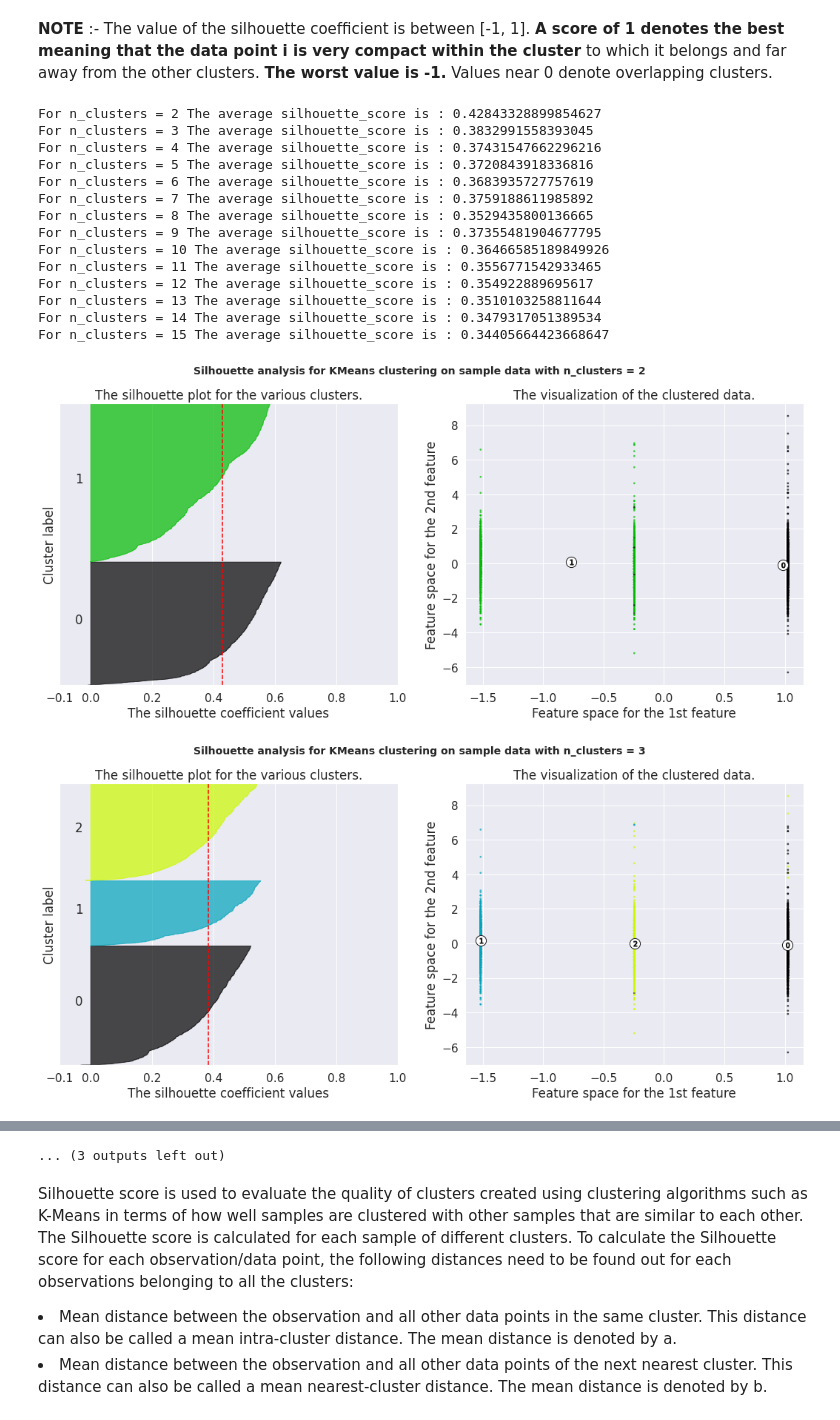
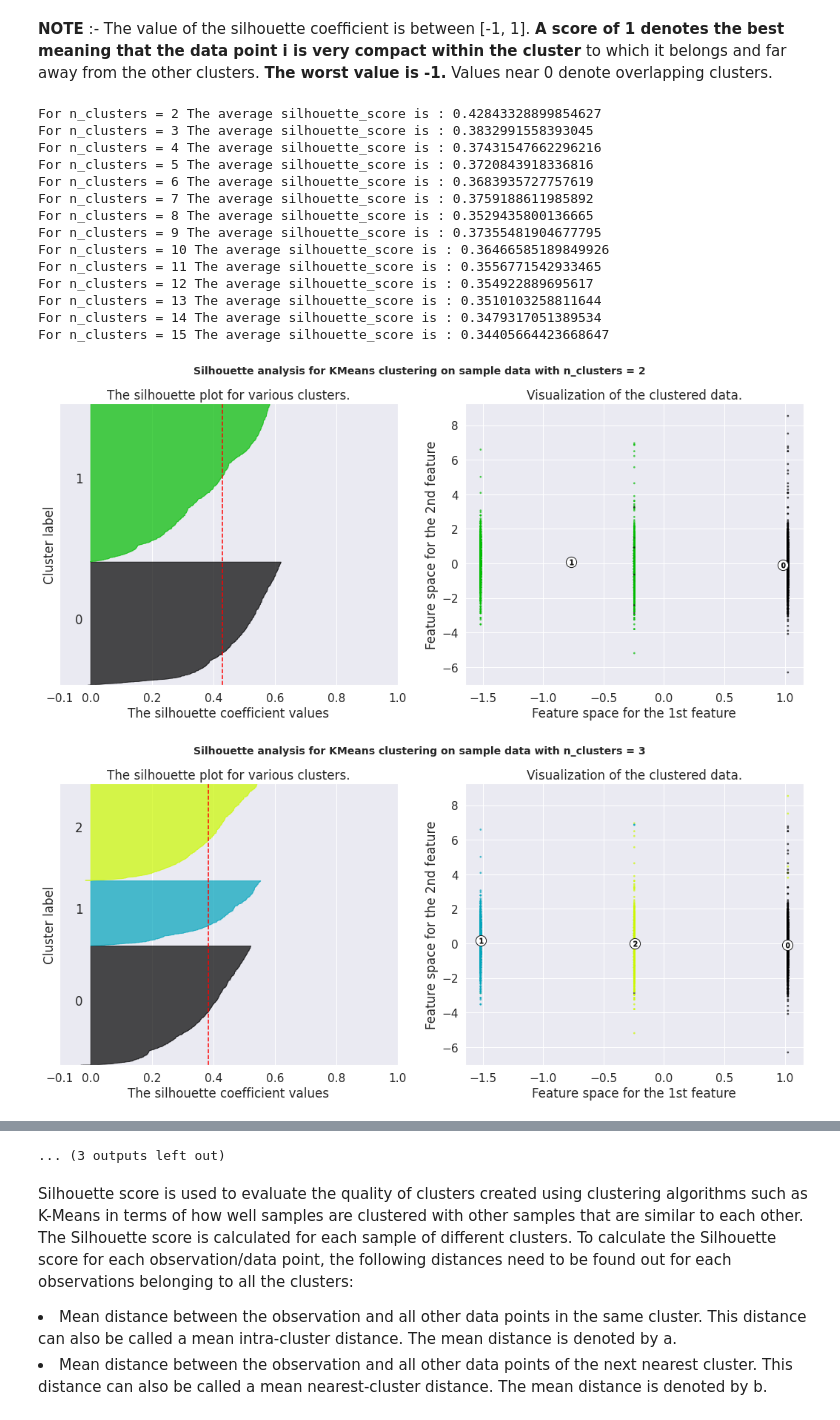
Before and after one commit to rashmi-biswas/Netflix_movies_tvshows_clustering, a Jupyter notebook: NETFLIX_MOVIES_&_TV_SHOWS_CLUSTERING.ipynb, the cells around one changed output, grey strips where cells are left out. Drawn from its saved outputs; the diff is of its cells as text; code cells hidden in the pictures.

```diff
--- a/NETFLIX_MOVIES_&_TV_SHOWS_CLUSTERING.ipynb
+++ b/NETFLIX_MOVIES_&_TV_SHOWS_CLUSTERING.ipynb
@@ -1158,7 +1158,7 @@ for n_clusters in range_n_clusters:
         # Compute the new y_lower for next plot
         y_lower = y_upper + 10  # 10 for the 0 samples
 
-    ax1.set_title("The silhouette plot for the various clusters.")
+    ax1.set_title("The silhouette plot for various clusters.")
     ax1.set_xlabel("The silhouette coefficient values")
     ax1.set_ylabel("Cluster label")
 
@@ -1176,33 +1176,33 @@ for n_clusters in range_n_clusters:
     # Labeling the clusters
     centers = clusterer.cluster_centers_
     # Draw white circles at cluster centers
     ax2.scatter(centers[:, 0], centers[:, 1], marker='o',
                 c="white", alpha=1, s=200, edgecolor='k')
 
     for i, c in enumerate(centers):
         ax2.scatter(c[0], c[1], marker='$%d$' % i, alpha=1,
                     s=50, edgecolor='k')
 
-    ax2.set_title("The visualization of the clustered data.")
+    ax2.set_title("Visualization of the clustered data.")
     ax2.set_xlabel("Feature space for the 1st feature")
     ax2.set_ylabel("Feature space for the 2nd feature")
     plt.suptitle(("Silhouette analysis for KMeans clustering on sample data "
                   "with n_clusters = %d" % n_clusters),
                  fontsize=14, fontweight='bold')
 # %% [output]
 For n_clusters = 2 The average silhouette_score is : 0.42843328899854627
 For n_clusters = 3 The average silhouette_score is : 0.3832991558393045
 For n_clusters = 4 The average silhouette_score is : 0.37431547662296216
 For n_clusters = 5 The average silhouette_score is : 0.3720843918336816
 For n_clusters = 6 The average silhouette_score is : 0.3683935727757619
 For n_clusters = 7 The average silhouette_score is : 0.3759188611985892
 For n_clusters = 8 The average silhouette_score is : 0.3529435800136665
 For n_clusters = 9 The average silhouette_score is : 0.37355481904677795
 For n_clusters = 10 The average silhouette_score is : 0.36466585189849926
 For n_clusters = 11 The average silhouette_score is : 0.3556771542933465
 For n_clusters = 12 The average silhouette_score is : 0.354922889695617
 For n_clusters = 13 The average silhouette_score is : 0.3510103258811644
 For n_clusters = 14 The average silhouette_score is : 0.3479317051389534
 For n_clusters = 15 The average silhouette_score is : 0.34405664423668647
-[figure, old version]
+[figure, new version]
-[figure, old version]
+[figure, new version]
```
Also changed, not shown: parts of 5 cells of this notebook.
